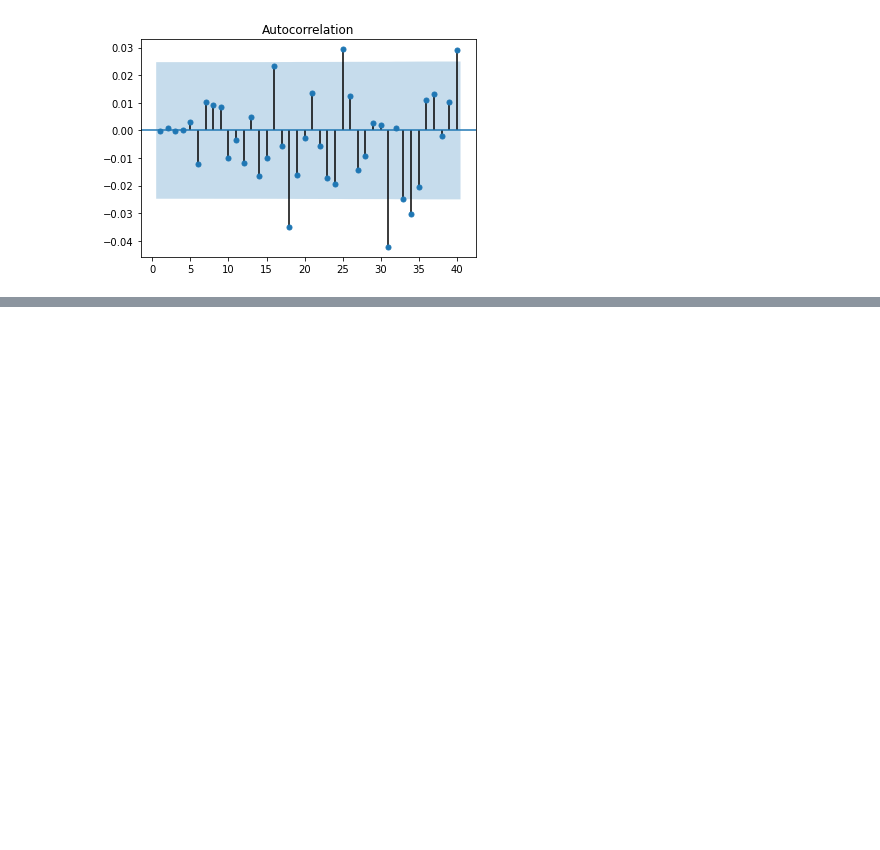
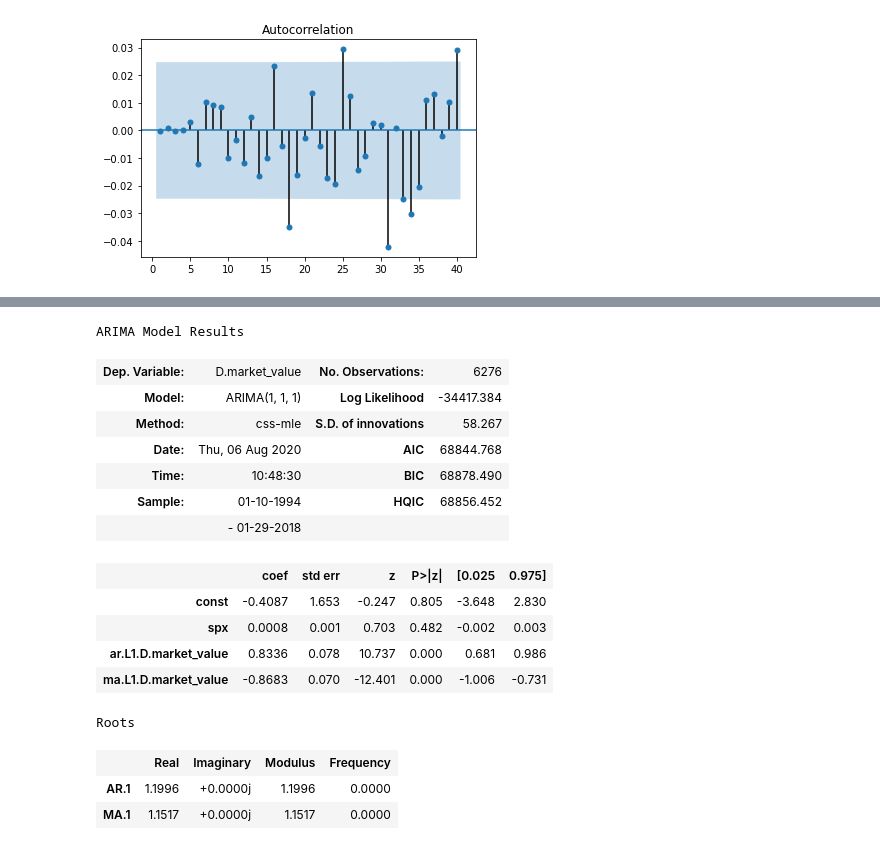
Before and after one commit to sachatur13/DL_Code, a Jupyter notebook: Time Series Analysis/ARIMA models.ipynb, the cells around one changed output, grey strips where cells are left out. Cells and saved outputs as stored; diff of their text form; code cells hidden in the pictures; blank space fills up the shorter version.

```diff
--- a/Time Series Analysis/ARIMA models.ipynb
+++ b/Time Series Analysis/ARIMA models.ipynb
@@ -95,0 +121,20 @@ sgt.plot_acf(data_copy.arima_511_residuals[1:],zero = False,lags = 40)
+# %%
+arimax_1_1_1_fit.summary()
+# %% [output]
+ARIMA Model Results
+| Dep. Variable: | D.market_value | No. Observations: | 6276 |
+| Model: | ARIMA(1, 1, 1) | Log Likelihood | -34417.384 |
+| Method: | css-mle | S.D. of innovations | 58.267 |
+| Date: | Thu, 06 Aug 2020 | AIC | 68844.768 |
+| Time: | 10:48:30 | BIC | 68878.490 |
+| Sample: | 01-10-1994 | HQIC | 68856.452 |
+|  | - 01-29-2018 |  |  |
+|  | coef | std err | z | P>|z| | [0.025 | 0.975] |
+| const | -0.4087 | 1.653 | -0.247 | 0.805 | -3.648 | 2.830 |
+| spx | 0.0008 | 0.001 | 0.703 | 0.482 | -0.002 | 0.003 |
+| ar.L1.D.market_value | 0.8336 | 0.078 | 10.737 | 0.000 | 0.681 | 0.986 |
+| ma.L1.D.market_value | -0.8683 | 0.070 | -12.401 | 0.000 | -1.006 | -0.731 |
+Roots
+|  | Real | Imaginary | Modulus | Frequency |
+| AR.1 | 1.1996 | +0.0000j | 1.1996 | 0.0000 |
+| MA.1 | 1.1517 | +0.0000j | 1.1517 | 0.0000 |
```
Also changed, not shown: parts of 11 cells of this notebook, 1 other file.
